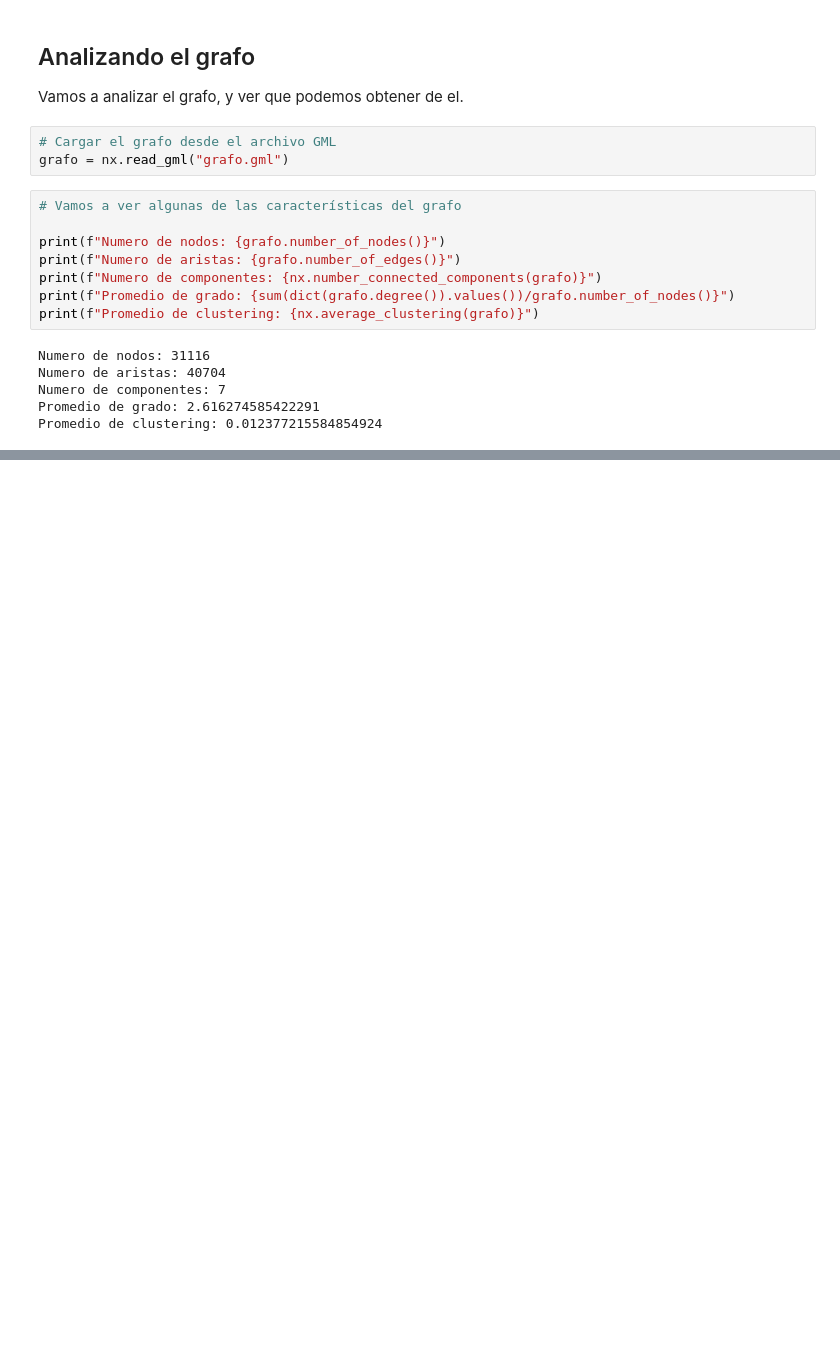
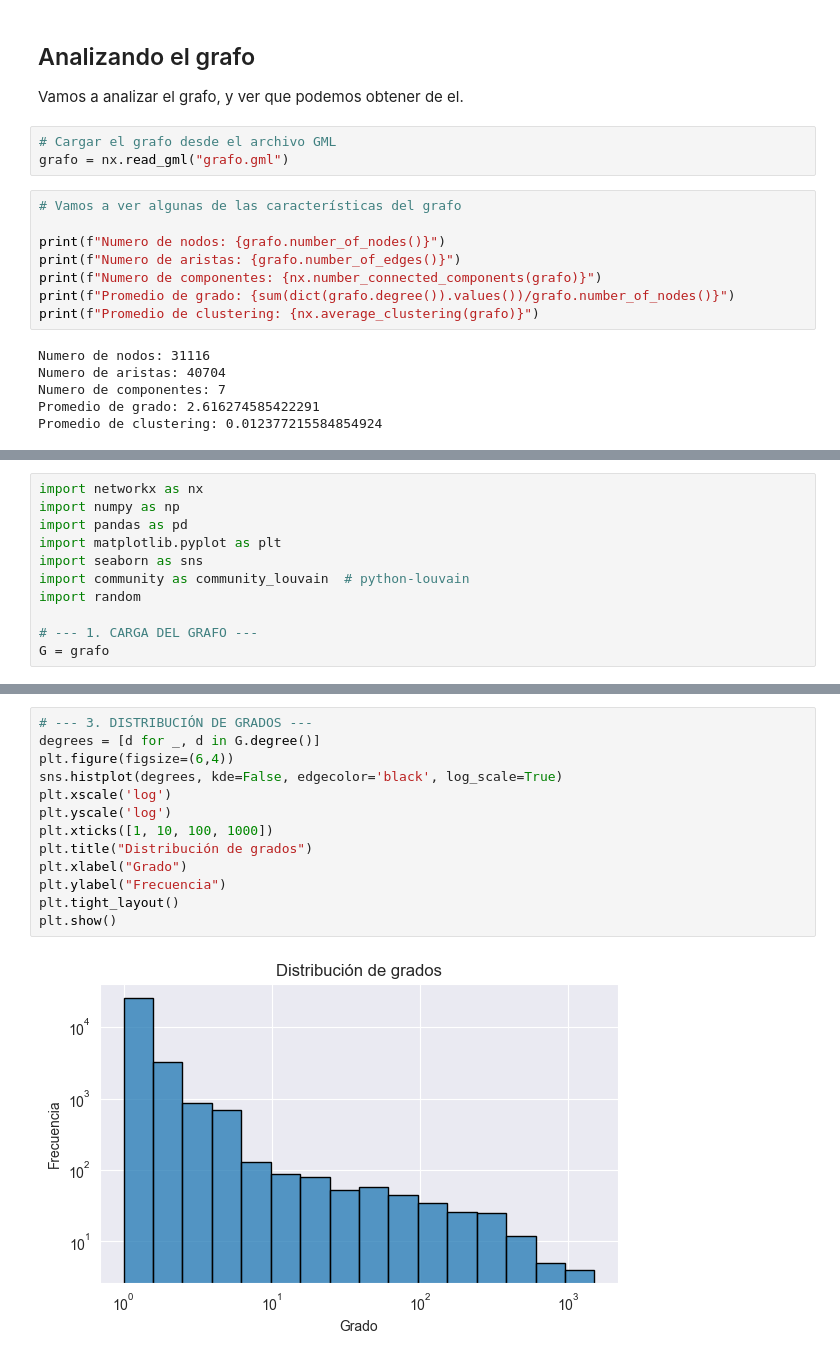
Before and after one commit to miguel-mxrxrx04/networkanalysis, a Jupyter notebook: scrapping.ipynb, the cells around one changed output, grey strips where cells are left out. Drawn from its saved outputs; the diff is of its cells as text; blank space fills up the shorter version.

```diff
--- a/scrapping.ipynb
+++ b/scrapping.ipynb
@@ -398,0 +424,11 @@ Promedio de clustering: 0.012377215584854924
+# %%
+import networkx as nx
+import numpy as np
+import pandas as pd
+import matplotlib.pyplot as plt
+import seaborn as sns
+import community as community_louvain  # python-louvain
+import random
+
+# --- 1. CARGA DEL GRAFO ---
+G = grafo
@@ -398,0 +451,15 @@ Promedio de clustering: 0.012377215584854924
+# %%
+# --- 3. DISTRIBUCIÓN DE GRADOS ---
+degrees = [d for _, d in G.degree()]
+plt.figure(figsize=(6,4))
+sns.histplot(degrees, kde=False, edgecolor='black', log_scale=True)
+plt.xscale('log')
+plt.yscale('log')
+plt.xticks([1, 10, 100, 1000])
+plt.title("Distribución de grados")
+plt.xlabel("Grado")
+plt.ylabel("Frecuencia")
+plt.tight_layout()
+plt.show()
+# %% [output]
+[figure, added]
```
Also changed, not shown: parts of 15 cells of this notebook.
